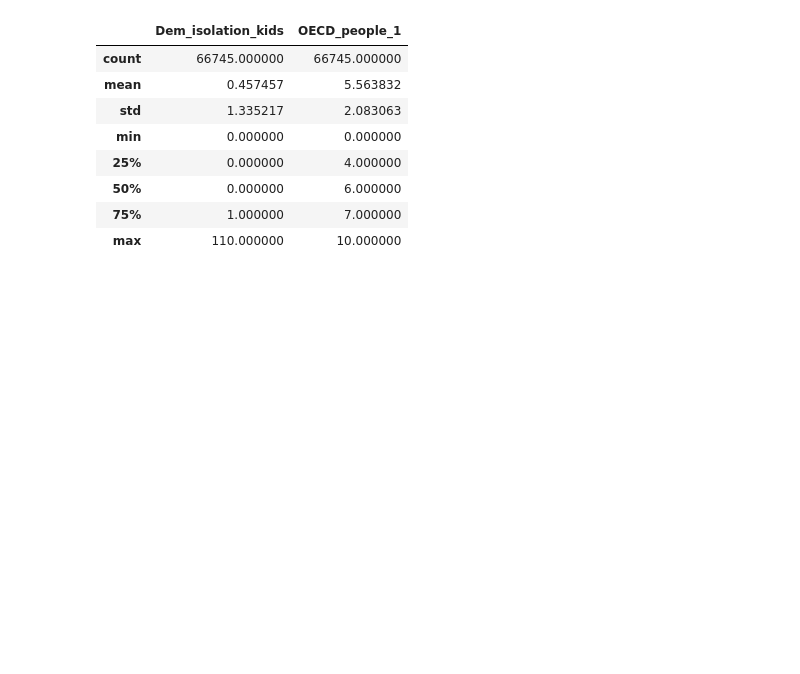
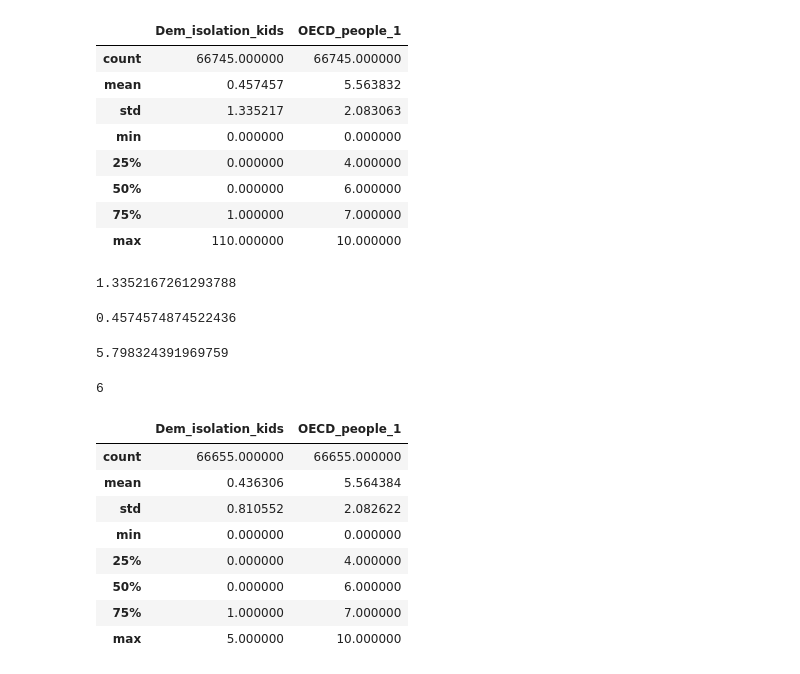
Before and after one commit to ajo01/preprocessing-script, a Jupyter notebook: script.ipynb, the cells around one changed output. Saved outputs shown, nothing was run; the diff lists cells and outputs as text; code cells hidden in the pictures; blank space fills up the shorter version.

```diff
--- a/script.ipynb
+++ b/script.ipynb
@@ -122,2 +125,36 @@ df.describe()
+# %%
+std = dep_col.std()
+std
+# %% [output]
+1.3352167261293788
+# %%
+mean = dep_col.mean()
+mean
+# %% [output]
+0.4574574874522436
+# %%
+max_dep_allowed = 4 * std + mean
+max_dep_allowed
+# %% [output]
+5.798324391969759
+# %%
+max_dep_allowed = math.ceil(max_dep_allowed)
+max_dep_allowed
+# %% [output]
+6
+# %%
+filtered_df = df[df['Dem_isolation_kids'] < max_dep_allowed]
+# %%
+filtered_df.describe()
+# %% [output]
+|  | Dem_isolation_kids | OECD_people_1 |
+| count | 66655.000000 | 66655.000000 |
+| mean | 0.436306 | 5.564384 |
+| std | 0.810552 | 2.082622 |
+| min | 0.000000 | 0.000000 |
+| 25% | 0.000000 | 4.000000 |
+| 50% | 0.000000 | 6.000000 |
+| 75% | 1.000000 | 7.000000 |
+| max | 5.000000 | 10.000000 |
 # %%
 df.to_csv('./data/dataset2-output.csv', index=False)
```
Also changed, not shown: parts of 2 cells of this notebook.
